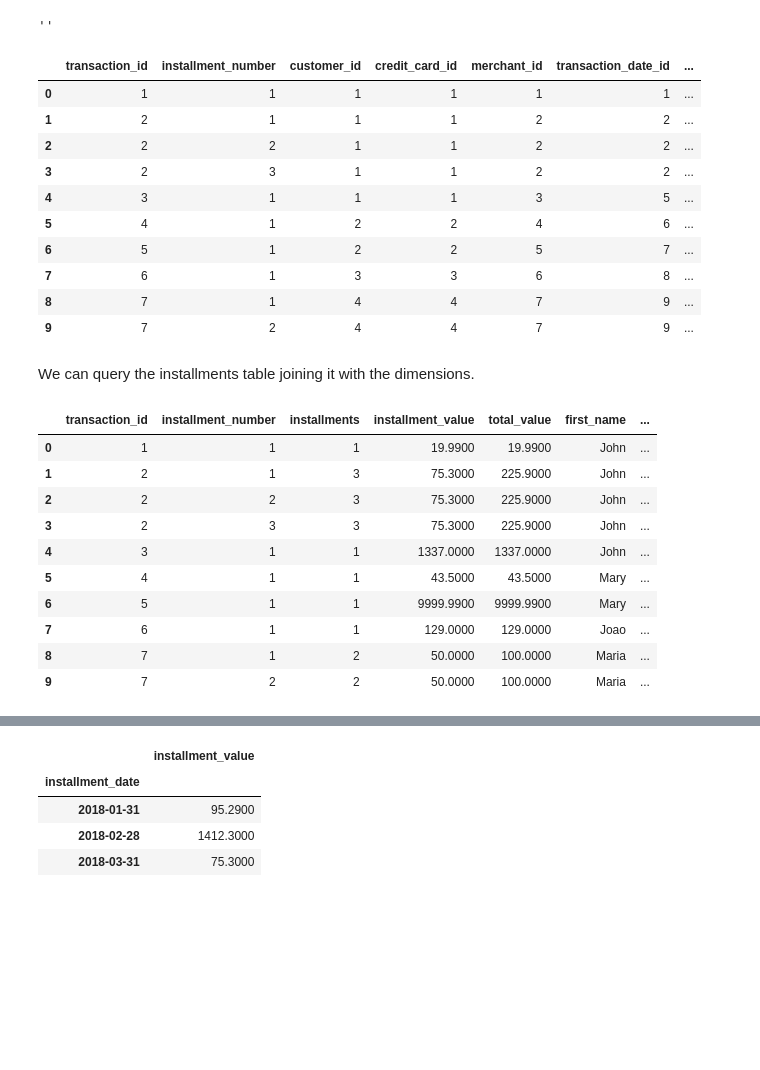
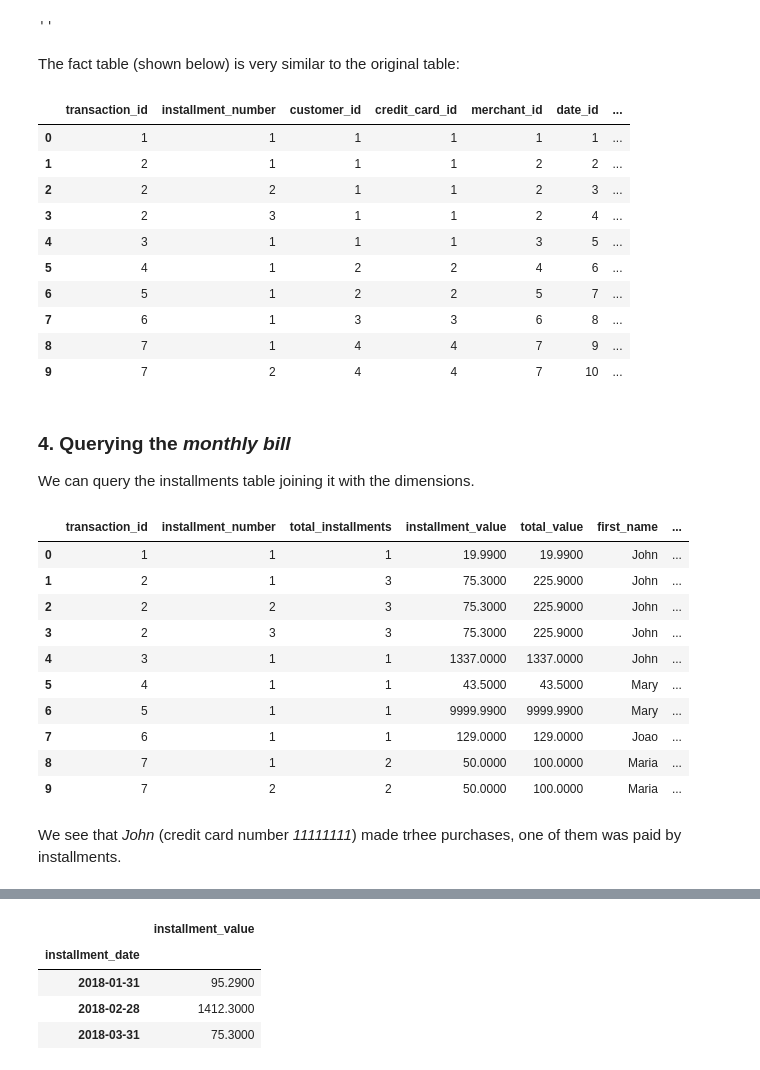
Before and after one commit to ArmlessJohn404/nubank-challenge, a Jupyter notebook: Nubank Challenge.ipynb, the cells around one changed output, grey strips where cells are left out. Saved outputs shown, nothing was run; the diff lists cells and outputs as text; code cells hidden in the pictures; blank space fills up the shorter version.

```diff
--- a/Nubank Challenge.ipynb
+++ b/Nubank Challenge.ipynb
@@ -166,8 +149,13 @@ result.close()
 # %%
+CREATE_DATABASE = """
+    CREATE DATABASE unbank;
+    USE unbank;
+"""
 CREATE_TABLES = """
 CREATE TABLE dates (
     date_id INT NOT NULL AUTO_INCREMENT,
-    date DATE,
+    transaction_date DATE,
+    installment_date DATE,
     PRIMARY KEY (date_id)
 );
 
@@ -203,25 +191,28 @@ CREATE TABLE installments (
     customer_id INT,
     credit_card_id INT,
     merchant_id INT,
-    transaction_date_id INT,
-    installment_date_id INT,
-    installments INT,
+    date_id INT,
+    total_installments INT,
     installment_value DECIMAL(19, 4),
     total_value DECIMAL(19, 4),
     PRIMARY KEY (transaction_id, installment_number),
     FOREIGN KEY (customer_id) REFERENCES customer (customer_id),
     FOREIGN KEY (credit_card_id) REFERENCES credit_card (credit_card_id),
     FOREIGN KEY (merchant_id) REFERENCES merchant (merchant_id),
-    FOREIGN KEY (transaction_date_id) REFERENCES dates (date_id),
-    FOREIGN KEY (installment_date_id) REFERENCES dates (date_id)
+    FOREIGN KEY (date_id) REFERENCES dates (date_id)
 );
 """
+connection = engine.connect()
+result = connection.execute(CREATE_DATABASE)
+
 installments_columns = [
-    "transaction_id", "installment_number", "customer_id", "credit_card_id", "merchant_id", "transaction_date_id",
-    "installment_date_id", "installments", "installment_value", "total_value"]
+    "transaction_id", "installment_number", "customer_id", "credit_card_id", "merchant_id",
+    "date_id", "total_installments", "installment_value", "total_value"]
 customer_columns = ["customer_id", "first_name", "last_name", "birthday", "city", "state", "country"]
 merchant_columns = ["merchant_id", "merchant_name"]
 credit_card_columns = ["credit_card_id", "number", "name", "expiration_date", "card_brand"]
-dates_columns = ["date_id", "date"]
+dates_columns = ["date_id", "transaction_date", "installment_date",]
+
 result = connection.execute(CREATE_TABLES)
+connection.close()
 # %% [markdown]
@@ -354,21 +384,25 @@ df_transactions.apply(fill_facts, axis=1, args=(engine,))
 ""
 # %% [output]
 ''
+# %% [markdown]
+The fact table (shown below) is very similar to the original table:
 # %%
-pd.DataFrame(connection.execute("SELECT * FROM installments").fetchall(), columns=installments_columns)
+connection = engine.connect()
+pd.DataFrame(connection.execute("SELECT * FROM installments;").fetchall(), columns=installments_columns)
 # %% [output]
-|  | transaction_id | installment_number | customer_id | credit_card_id | merchant_id | transaction_date_id | ... |
+|  | transaction_id | installment_number | customer_id | credit_card_id | merchant_id | date_id | ... |
 | 0 | 1 | 1 | 1 | 1 | 1 | 1 | ... |
 | 1 | 2 | 1 | 1 | 1 | 2 | 2 | ... |
-| 2 | 2 | 2 | 1 | 1 | 2 | 2 | ... |
-| 3 | 2 | 3 | 1 | 1 | 2 | 2 | ... |
+| 2 | 2 | 2 | 1 | 1 | 2 | 3 | ... |
+| 3 | 2 | 3 | 1 | 1 | 2 | 4 | ... |
 | 4 | 3 | 1 | 1 | 1 | 3 | 5 | ... |
 | 5 | 4 | 1 | 2 | 2 | 4 | 6 | ... |
 | 6 | 5 | 1 | 2 | 2 | 5 | 7 | ... |
 | 7 | 6 | 1 | 3 | 3 | 6 | 8 | ... |
 | 8 | 7 | 1 | 4 | 4 | 7 | 9 | ... |
-| 9 | 7 | 2 | 4 | 4 | 7 | 9 | ... |
+| 9 | 7 | 2 | 4 | 4 | 7 | 10 | ... |
 # %% [markdown]
+### 4. Querying the *monthly bill*
 We can query the installments table joining it with the dimensions.
 # %%
 installments_join = """
@@ -376,17 +410,16 @@ installments_join = """
     JOIN customer ON installments.customer_id = customer.customer_id
     JOIN merchant ON installments.merchant_id = merchant.merchant_id
     JOIN credit_card ON installments.credit_card_id = credit_card.credit_card_id
-    JOIN dates AS d1 ON installments.transaction_date_id = d1.date_id
-    JOIN dates AS d2 ON installments.installment_date_id = d2.date_id
+    JOIN dates ON installments.date_id = dates.date_id
 """
 
-all_installment_columns = installments_columns+customer_columns+merchant_columns+credit_card_columns+["date_id", "transaction_date"]+["date_id", "installment_date"]
-df = pd.DataFrame(connection.execute(installments_join).fetchall(), columns=all_installment_columns).drop(["customer_id", "merchant_id", "credit_card_id", "transaction_date_id", "installment_date_id", "date_id"], axis=1)
+all_installment_columns = installments_columns+customer_columns+merchant_columns+credit_card_columns+["date_id", "transaction_date", "installment_date"]
+df = pd.DataFrame(connection.execute(installments_join).fetchall(), columns=all_installment_columns).drop(["customer_id", "merchant_id", "credit_card_id", "date_id"], axis=1)
 df["installment_date"] = pd.to_datetime(df["installment_date"])
 df["transaction_date"] = pd.to_datetime(df["transaction_date"])
 df
 # %% [output]
-|  | transaction_id | installment_number | installments | installment_value | total_value | first_name | ... |
+|  | transaction_id | installment_number | total_installments | installment_value | total_value | first_name | ... |
 | 0 | 1 | 1 | 1 | 19.9900 | 19.9900 | John | ... |
 | 1 | 2 | 1 | 3 | 75.3000 | 225.9000 | John | ... |
 | 2 | 2 | 2 | 3 | 75.3000 | 225.9000 | John | ... |
@@ -397,6 +430,8 @@ df
 | 7 | 6 | 1 | 1 | 129.0000 | 129.0000 | Joao | ... |
 | 8 | 7 | 1 | 2 | 50.0000 | 100.0000 | Maria | ... |
 | 9 | 7 | 2 | 2 | 50.0000 | 100.0000 | Maria | ... |
+# %% [markdown]
+We see that *John* (credit card number *11111111*) made trhee purchases, one of them was paid by installments.
 # %%
 df[df["first_name"] == "John"]
 # %% [output]
```
Also changed, not shown: parts of 21 cells of this notebook, 1 other file.
